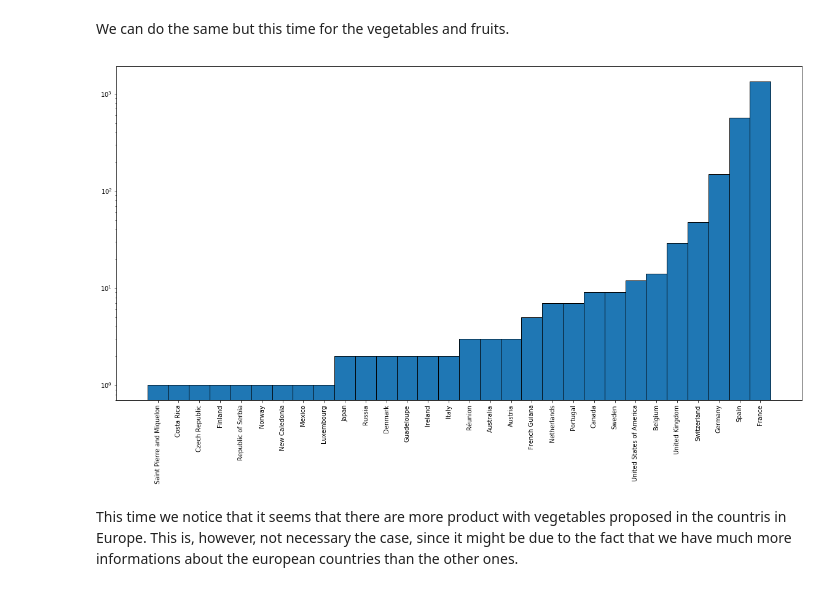
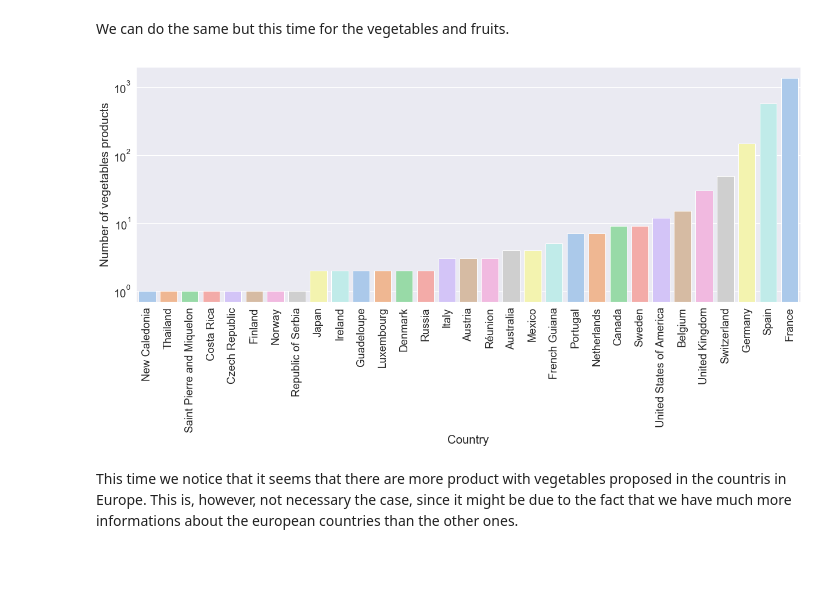
Before and after one commit to Akynna/ADA_Project, a Jupyter notebook: ProjectDidier.ipynb, the cells around one changed output. Cells and saved outputs as stored; diff of their text form; code cells hidden in the pictures; blank space fills up the shorter version.

```diff
--- a/ProjectDidier.ipynb
+++ b/ProjectDidier.ipynb
@@ -442,7 +442,16 @@ median_sugar = complete_food.groupby("country").median().sugars_100g
 median_sugar = median_sugar.sort_values()
 
 # Plot !
-fig,ax = plt.subplots(figsize=(20, 10))
-ax.bar(median_sugar.index,median_sugar.values, align='center', width=1,log=False,edgecolor = "black")
-plt.xticks(rotation=90);
+#fig,ax = plt.subplots(figsize=(20, 10))
+#ax.bar(median_sugar.index,median_sugar.values, align='center', width=1,log=False,edgecolor = "black")
+#plt.xticks(rotation=90);
+
+sugar_df = median_sugar.to_frame().reset_index().rename(columns={'country': 'Country', 'sugars_100g': 'Quantity of sugar per 100g (g)'})
+
+sns.set(font_scale=1.3)
+g = sns.catplot(x="Country", y="Quantity of sugar per 100g (g)", kind='bar', height=7, aspect=17.5/7, palette='pastel', data=sugar_df);
+g.set_xticklabels(rotation=90);
+
+# Save the figure
+g.savefig("../AvadarTeam/images/sugar_histogram.png")
 # %% [output]
@@ -604,24 +613,33 @@ We can do the same but this time for the vegetables and fruits.
 # %%
 Legume = complete_food.groupby("pnns_groups_2").get_group('Legumes').country.value_counts()
 legume = complete_food.groupby("pnns_groups_2").get_group('legumes').country.value_counts()
 fruit = complete_food.groupby("pnns_groups_2").get_group('fruits').country.value_counts()
 Fruit = complete_food.groupby("pnns_groups_2").get_group('Fruits').country.value_counts()
 Vegetable = complete_food.groupby("pnns_groups_2").get_group('Vegetables').country.value_counts()
 vegetable = complete_food.groupby("pnns_groups_2").get_group('vegetables').country.value_counts()
 
 Vegetables = Vegetable
 Vegetables = Vegetables.add(vegetable,fill_value=0)
 Vegetables = Vegetables.add(Fruit,fill_value=0)
 Vegetables = Vegetables.add(fruit,fill_value=0)
 Vegetables = Vegetables.add(legume,fill_value=0)
 Vegetables = Vegetables.add(Legume,fill_value=0)
 Vegetables = Vegetables.sort_values()
 
-fig,ax = plt.subplots(figsize=(20, 10))
-ax.bar(Vegetables.index,Vegetables.values, align='center', width=1,log=True,edgecolor = "black")
-plt.xticks(rotation=90);
+#fig,ax = plt.subplots(figsize=(20, 10))
+#ax.bar(Vegetables.index,Vegetables.values, align='center', width=1,log=True,edgecolor = "black")
+#plt.xticks(rotation=90);
+
+veggies_df = Vegetables.to_frame().reset_index().rename(columns={'index': 'Country', 'country': 'Number of vegetables products'})
+
+sns.set(font_scale=1.7)
+g = sns.catplot(x='Country', y='Number of vegetables products', kind='bar', height=7, aspect=17.5/7, palette='pastel', data=veggies_df, log=True);
+g.set_xticklabels(rotation=90);
+
+# Save the figure
+g.savefig("../AvadarTeam/vegetables_quantity.png")
 # %% [output]
-[figure, old version]
+[figure, new version]
 # %% [markdown]
 This time we notice that it seems that there are more product with vegetables proposed in the countris in Europe. This is, however, not necessary the case, since it might be due to the fact that we have much more informations about the european countries than the other ones.
 # %%
```
Also changed, not shown: parts of 20 cells of this notebook, 9 other files.
